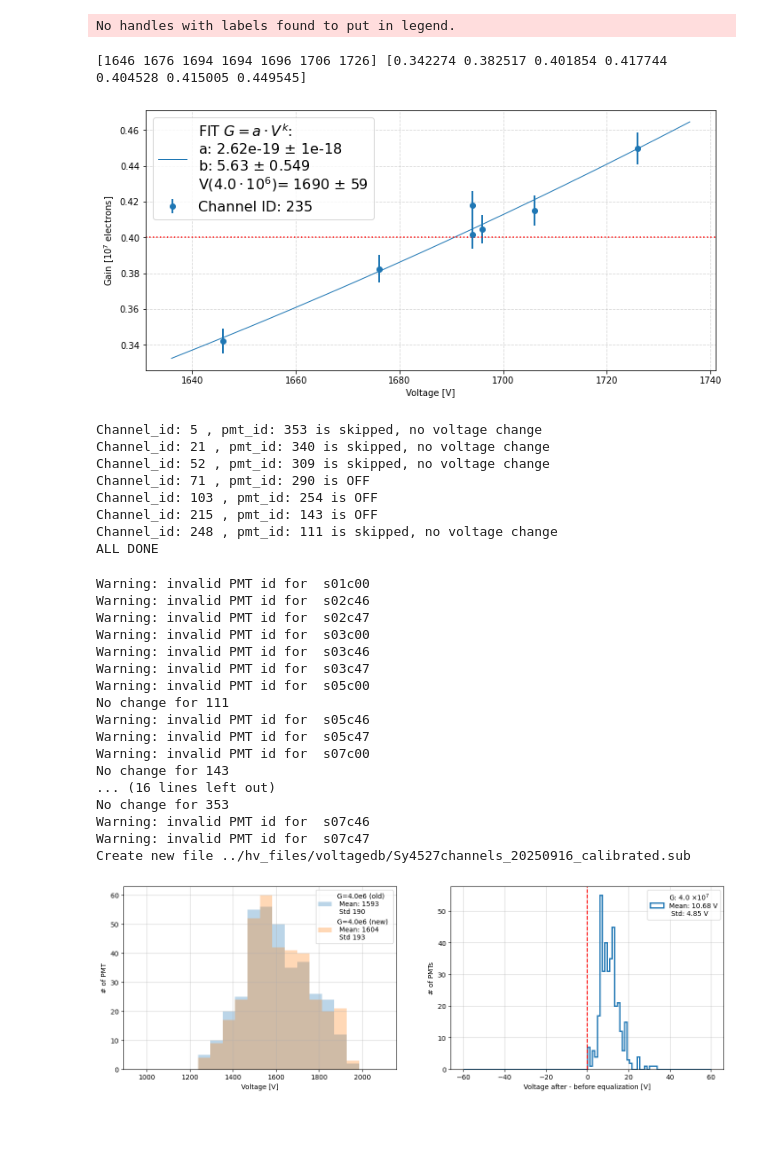
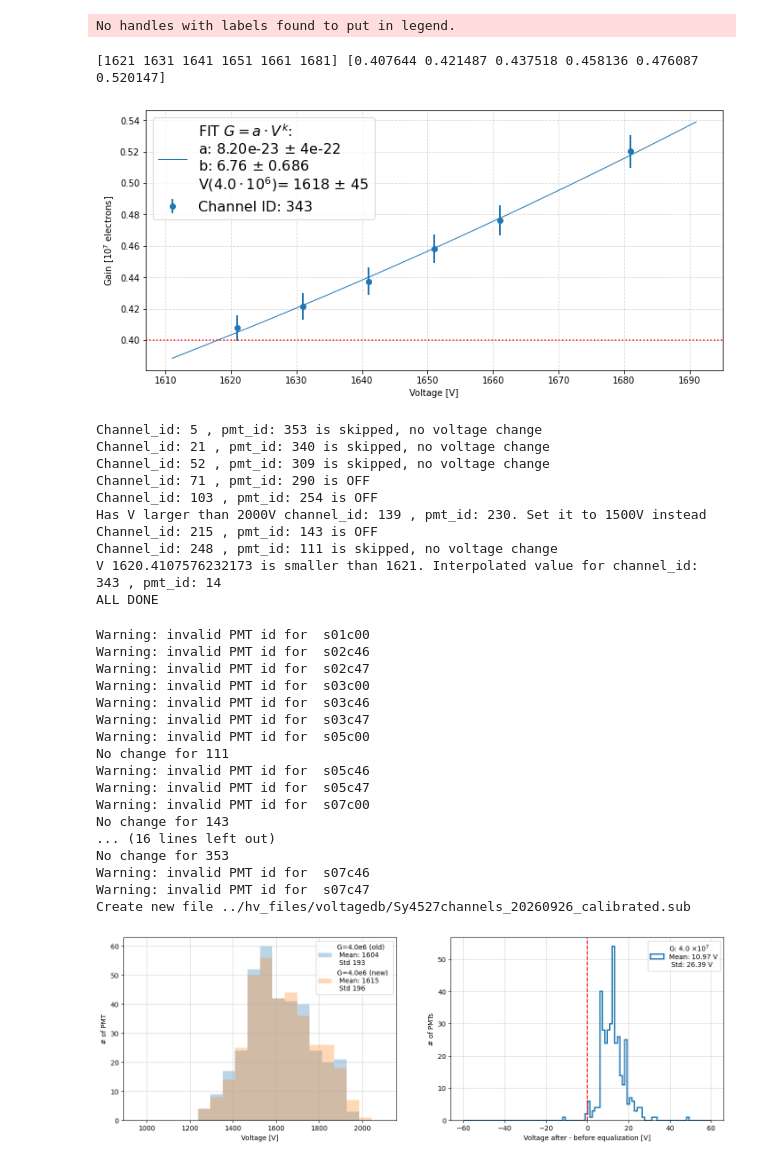
Before and after one commit to mvicenzi/pmt-calibration, a Jupyter notebook: gain/equalization/gain-calibration.ipynb, the cells around one changed output. Cells and saved outputs as stored; diff of their text form; code cells hidden in the pictures; blank space fills up the shorter version.

```diff
--- a/gain/equalization/gain-calibration.ipynb
+++ b/gain/equalization/gain-calibration.ipynb
@@ -98,7 +98,7 @@ def dofit( data_x, data_y, error_y, g_target=0.4 ):
         ..
     """
 
-    btrials=[5,6,7,7.5,8]
+    btrials=[5,5.5,6,6.5,7,7.5,7.5,8]
     trials=0
     b=btrials[0]
 
@@ -186,31 +186,31 @@ def loaddata(runhvdb, date):
         load_hv( "/exp/icarus/app/users/mvicenzi/pmt-calibration/gain/hv_files/voltagedb/Sy4527channels_{}_{}.sub".format(date,suffix), voltages )
     return voltages, bkg
 # %%
-runhvdb = {  13646:"m30", 13642: "nominal", 13660:"nominal2", 13662:"nominal2", 13648:"p20", 13651:"p30", 13653:"p50" }
-date = "20250915"
+runhvdb = {  14799:"m10", 14797: "nominal", 14800:"p10", 14802:"p20", 14803:"p30", 14804:"p50" }
+date = "20260926"
 voltages, bkg = loaddata(runhvdb, date)
 
-c = 235
+c = 343
 fig, a, b, = plotone(c, bkg, voltages )
 
 plt.grid(alpha=0.5,linestyle="dashed")
 #plt.savefig("ch{}_calib_curv.png".format(c),dpi=100)
 plt.show()
 # %% [output]
 No handles with labels found to put in legend.
-[1646 1676 1694 1694 1696 1706 1726] [0.342274 0.382517 0.401854 0.417744 0.404528 0.415005 0.449545]
+[1621 1631 1641 1651 1661 1681] [0.407644 0.421487 0.437518 0.458136 0.476087 0.520147]
-[figure, old version]
+[figure, new version]
 # %%
 # SAVE MANY TO FILE
 geo = readSqlitedb()
 
-runhvdb = {  13646:"m30", 13642: "nominal", 13648:"p20", 13651:"p30", 13653:"p50" }
-date = "20250915"
+runhvdb = {  14799:"m10", 14797: "nominal", 14800:"p10", 14802:"p20", 14803:"p30", 14804:"p50" }
+date = "20260926"
 voltages, bkg = loaddata(runhvdb, date)
 
 new_voltages = {}
 
-pdf = backend_pdf.PdfPages("equalization_20250916.pdf")
+pdf = backend_pdf.PdfPages("equalization_20260926.pdf")
 
 for channel_id in range(0, 360):
 
@@ -268,8 +268,8 @@ for channel_id in range(0, 360):
                 print("V {} is smaller than {}. Interpolated value for channel_id: {} , pmt_id: {}".format(vnom, v[0], channel_id, pmt_id))
 
             if vnom > 2000:
-                print("Has V larger than 2000V channel_id: {} , pmt_id: {}. Set it to 0 instead".format(channel_id, pmt_id))
-                new_voltages[pmt_id] = 0
+                print("Has V larger than 2000V channel_id: {} , pmt_id: {}. Set it to 1500V instead".format(channel_id, pmt_id))
+                new_voltages[pmt_id] = 1500
 
         except:
             print("Impossible to fit channel_id: {} , pmt_id: {}".format(channel_id, pmt_id))
@@ -296,8 +296,10 @@ Channel_id: 21 , pmt_id: 340 is skipped, no voltage change
 Channel_id: 52 , pmt_id: 309 is skipped, no voltage change
 Channel_id: 71 , pmt_id: 290 is OFF
 Channel_id: 103 , pmt_id: 254 is OFF
+Has V larger than 2000V channel_id: 139 , pmt_id: 230. Set it to 1500V instead
 Channel_id: 215 , pmt_id: 143 is OFF
 Channel_id: 248 , pmt_id: 111 is skipped, no voltage change
+V 1620.4107576232173 is smaller than 1621. Interpolated value for channel_id: 343 , pmt_id: 14
 ALL DONE
 # %%
 # create the HV file
@@ -385,7 +387,7 @@ def writeHVFile( oldfilename, newfilename, newvoltages, capvalues=False ):
 #new_voltages[262]=1946
 #new_voltages[248]=1681
 
-writeHVFile("../hv_files/voltagedb/Sy4527channels_20250915_nominal.sub", "../hv_files/voltagedb/Sy4527channels_20250916_calibrated.sub", new_voltages, True)
+writeHVFile("../hv_files/voltagedb/Sy4527channels_20260926_nominal.sub", "../hv_files/voltagedb/Sy4527channels_20260926_calibrated.sub", new_voltages, True)
 # %% [output]
 Warning: invalid PMT id for  s01c00
 Warning: invalid PMT id for  s02c46
@@ -403,12 +405,12 @@ No change for 143
 No change for 353
 Warning: invalid PMT id for  s07c46
 Warning: invalid PMT id for  s07c47
-Create new file ../hv_files/voltagedb/Sy4527channels_20250916_calibrated.sub
+Create new file ../hv_files/voltagedb/Sy4527channels_20260926_calibrated.sub
 # %%
 old_hv_dict = defaultdict(list)
 new_hv_dict = defaultdict(list)
-load_hv( "../hv_files/voltagedb/Sy4527channels_20250915_nominal.sub", old_hv_dict )
-load_hv( "../hv_files/voltagedb/Sy4527channels_20250916_calibrated.sub", new_hv_dict )
+load_hv( "../hv_files/voltagedb/Sy4527channels_20260926_nominal.sub", old_hv_dict )
+load_hv( "../hv_files/voltagedb/Sy4527channels_20260926_calibrated.sub", new_hv_dict )
 
 old_hv=np.array([ ii[1][0] for ii in old_hv_dict.items() ])
 new_hv=np.array([ ii[1][0] for ii in new_hv_dict.items() ])
@@ -435,7 +437,7 @@ ax[1].legend()
 #plt.legend()
 plt.savefig("voltage_distribution.png")
 # %% [output]
-[figure, old version]
+[figure, new version]
 # %%
 fig = plt.figure(figsize=(8,5), dpi=200)
 diff = new_hv-old_hv
```
Also changed, not shown: parts of 4 cells of this notebook, 6 other files.
